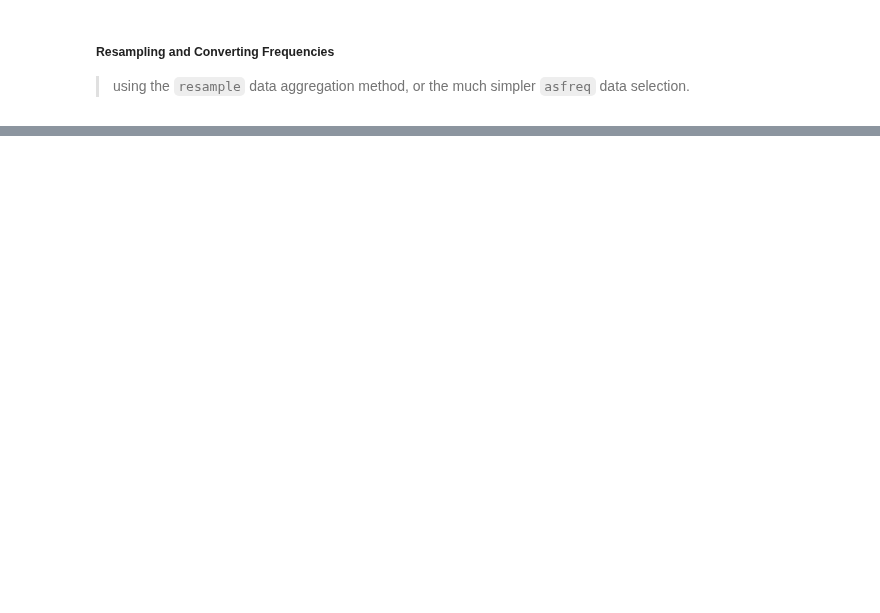
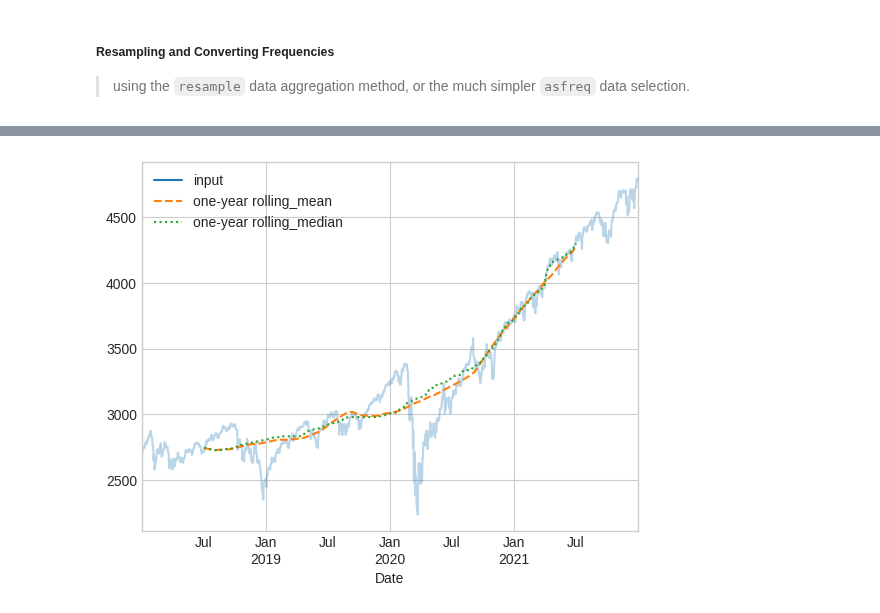
Before and after one commit to Kereophillus/Data_Analysis, a Jupyter notebook: notebooks/7.Time_Series.ipynb, the cells around one changed output, grey strips where cells are left out. Drawn from its saved outputs; the diff is of its cells as text; code cells hidden in the pictures; blank space fills up the shorter version.

```diff
--- a/notebooks/7.Time_Series.ipynb
+++ b/notebooks/7.Time_Series.ipynb
@@ -154,0 +191,18 @@ ax.legend(['Input', 'Resample', 'Asfreq'], loc='upper left')
+# %%
+# Extract the column as a Series
+sp500_series = sp500['^GSPC']
+
+# Compute the rolling mean and median
+rolling = sp500_series.rolling(365, center=True)
+
+# Create a DataFrame with the input and calculated rolling statistics
+data = pd.DataFrame({
+    'input': sp500_series,
+    'one-year rolling_mean': rolling.mean(),
+    'one-year rolling_median': rolling.median()
+})
+# Plot the data
+ax = data.plot(style=['-', '--', ':'])
+ax.lines[0].set_alpha(0.3);
+# %% [output]
+[figure, added]
```
Also changed, not shown: parts of 9 cells of this notebook, 2 other files.
